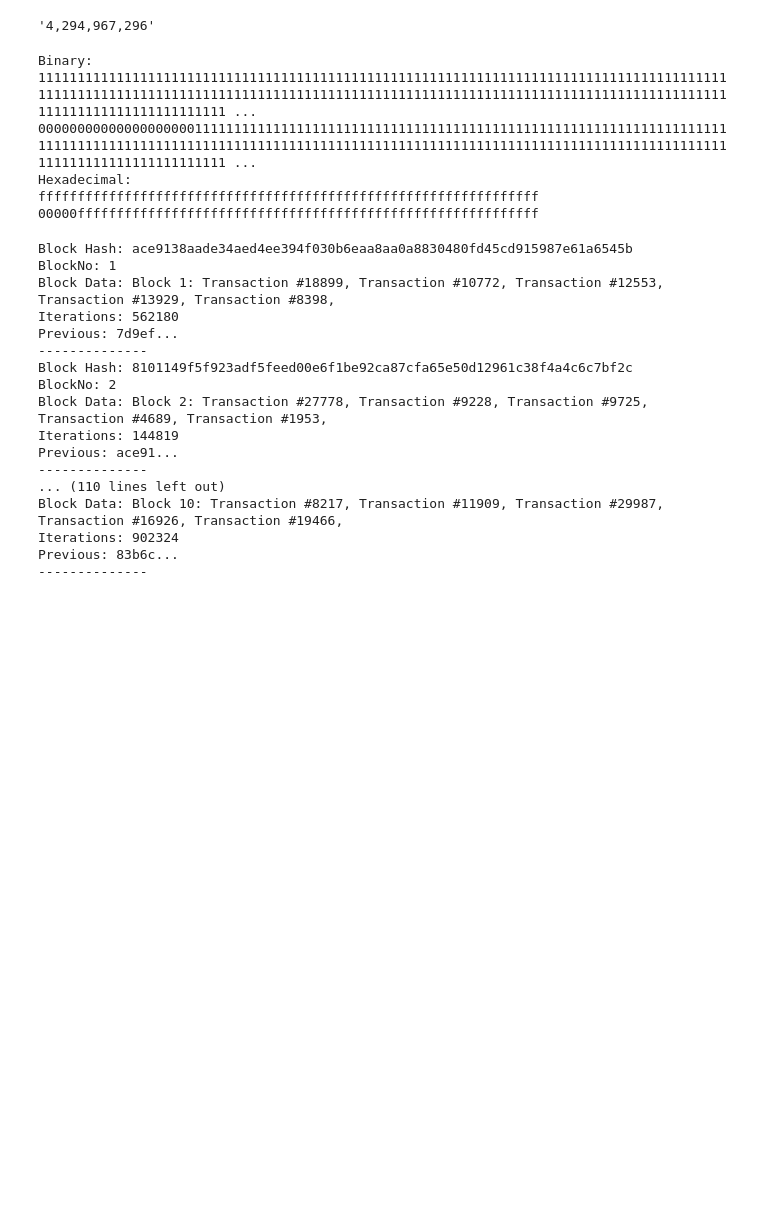
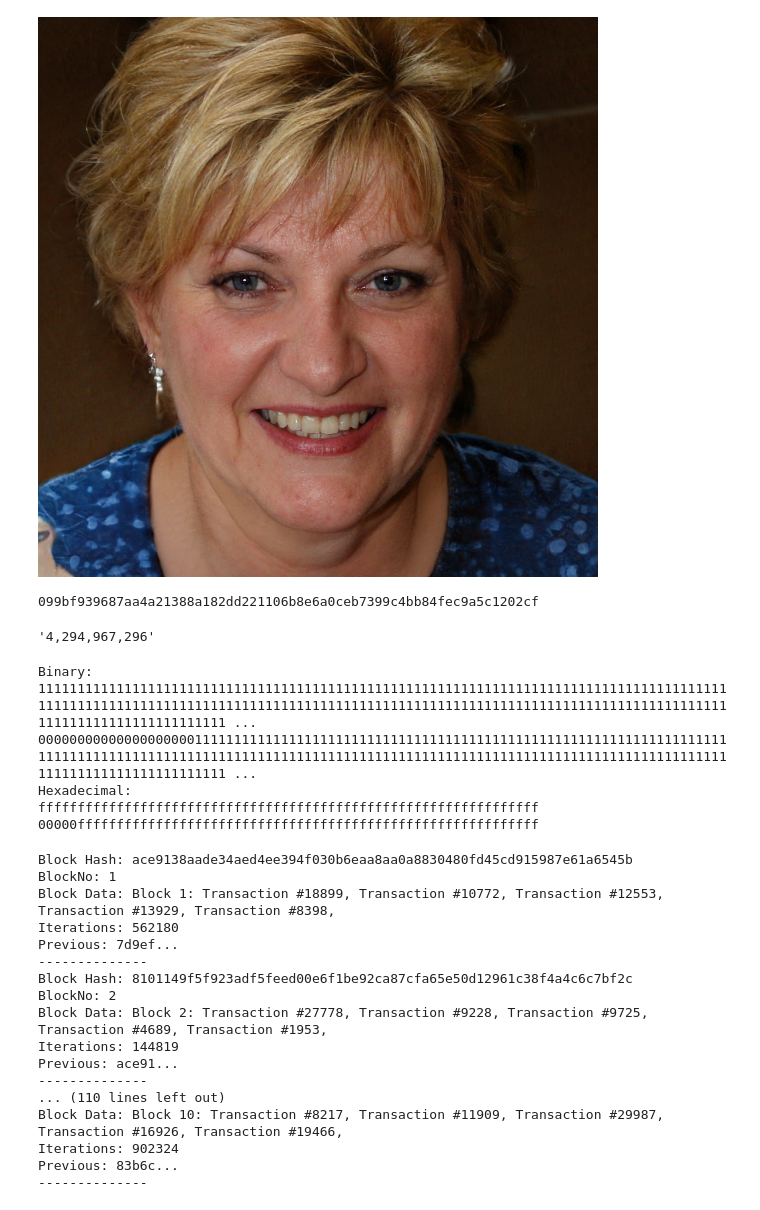
Before and after one commit to oriolrius/Simple-Python-Blockchain-Google-Colab, a Jupyter notebook: blockchain.ipynb, the cells around one changed output. Drawn from its saved outputs; the diff is of its cells as text; code cells hidden in the pictures; blank space fills up the shorter version.

```diff
--- a/blockchain.ipynb
+++ b/blockchain.ipynb
@@ -3,3 +17,18 @@
+# %%
+from IPython.display import Image
+Image('person.jpg')
+# %% [output]
+[figure, added]
+# %%
+# SHA256 of 'person.jpg'
+import hashlib
+
+with open('person.jpg', 'rb') as f:
+  bytes = f.read()
+  hash = hashlib.sha256(bytes).hexdigest()
+  print(hash)
+# %% [output]
+099bf939687aa4a21388a182dd221106b8e6a0ceb7399c4bb84fec9a5c1202cf
 # %%
 import locale
 locale.setlocale(locale.LC_ALL, '')
```
Also changed, not shown: parts of 1 cell of this notebook.
